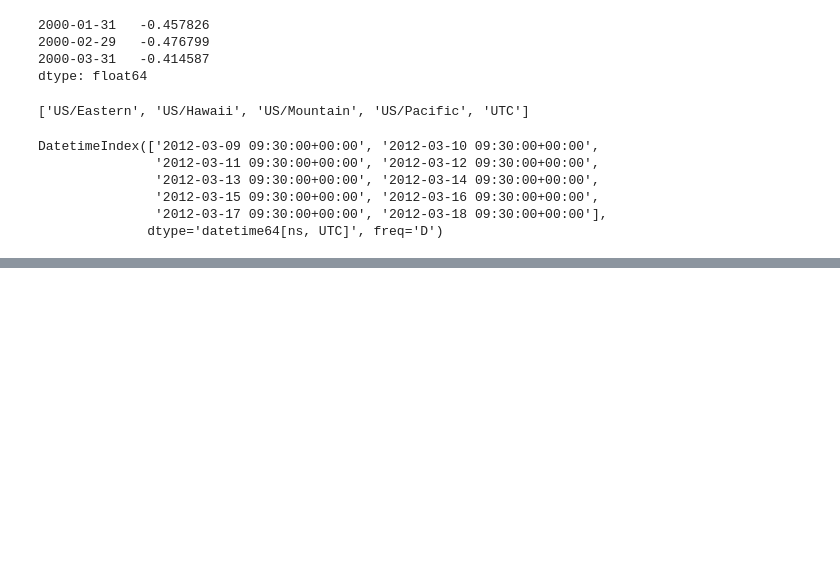
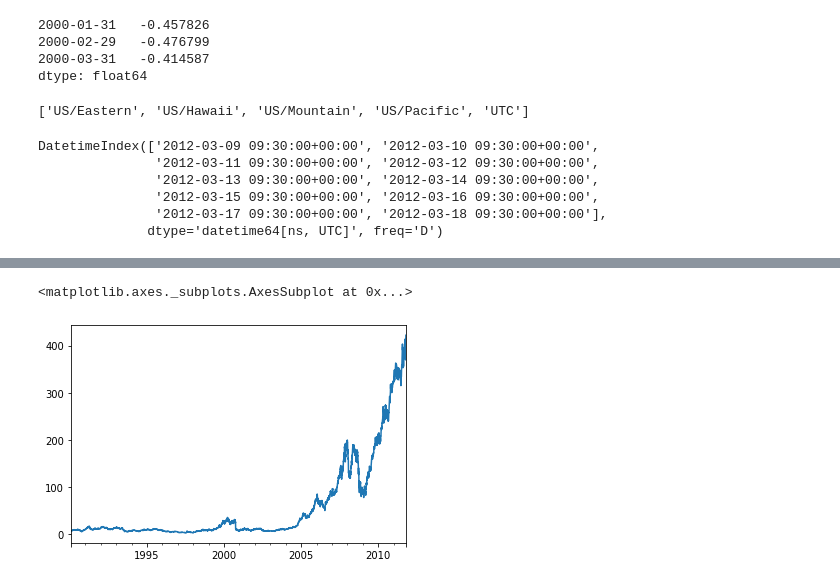
Before and after one commit to SteveHuxtable/Python_prepare_for_work, a Jupyter notebook: python_data_analysis_chap10.ipynb, the cells around one changed output, grey strips where cells are left out. Drawn from its saved outputs; the diff is of its cells as text; code cells hidden in the pictures; blank space fills up the shorter version.

```diff
--- a/python_data_analysis_chap10.ipynb
+++ b/python_data_analysis_chap10.ipynb
@@ -313,0 +576,3 @@ DatetimeIndex(['2012-03-09 09:30:00+00:00', '2012-03-10 09:30:00+00:00',
+# %%
+close_px_all = pd.read_csv('stock_px.csv', parse_dates=True, index_col=0)
+close_px_all.head(5)
@@ -313,0 +586,4 @@ DatetimeIndex(['2012-03-09 09:30:00+00:00', '2012-03-10 09:30:00+00:00',
+# %%
+close_px = close_px_all[['AAPL', 'MSFT', 'XOM']]
+close_px = close_px.resample('B', fill_method='ffill')
+close_px.head(5)
@@ -313,0 +597,5 @@ DatetimeIndex(['2012-03-09 09:30:00+00:00', '2012-03-10 09:30:00+00:00',
+# %%
+close_px['AAPL'].plot()
+# %% [output]
+<matplotlib.axes._subplots.AxesSubplot at 0x...>
+[figure, added]
```
Also changed, not shown: parts of 30 cells of this notebook, 1 other file.
